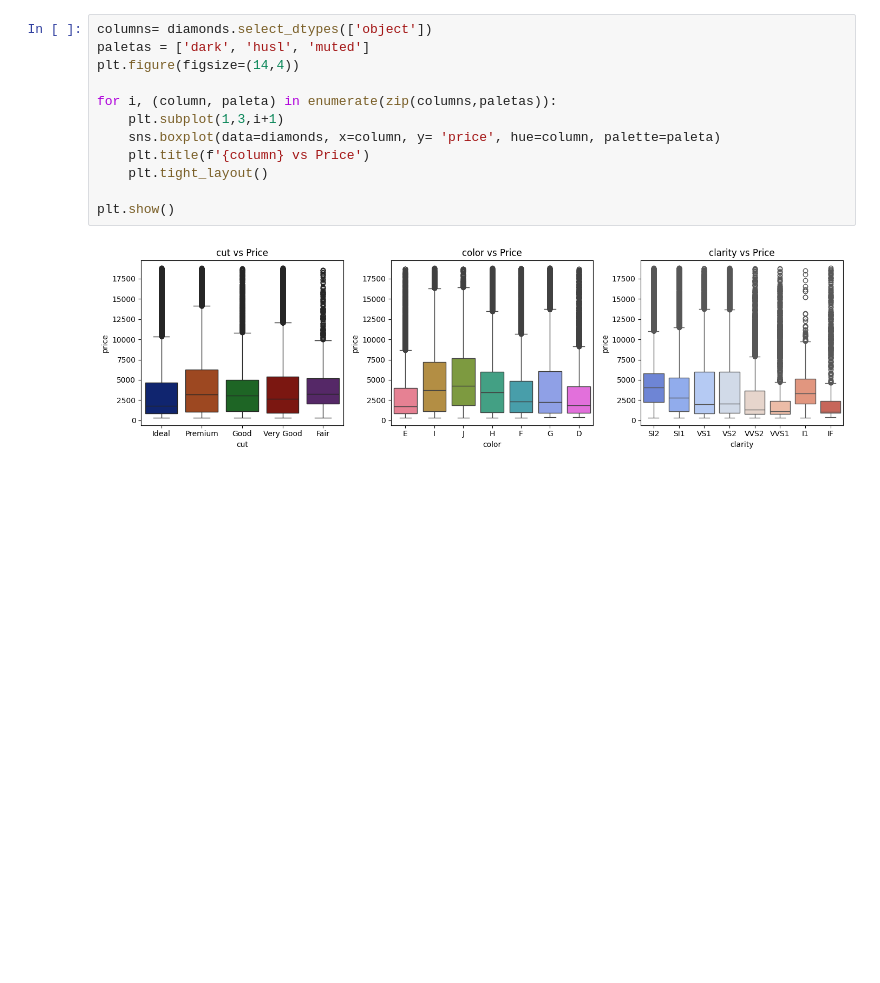
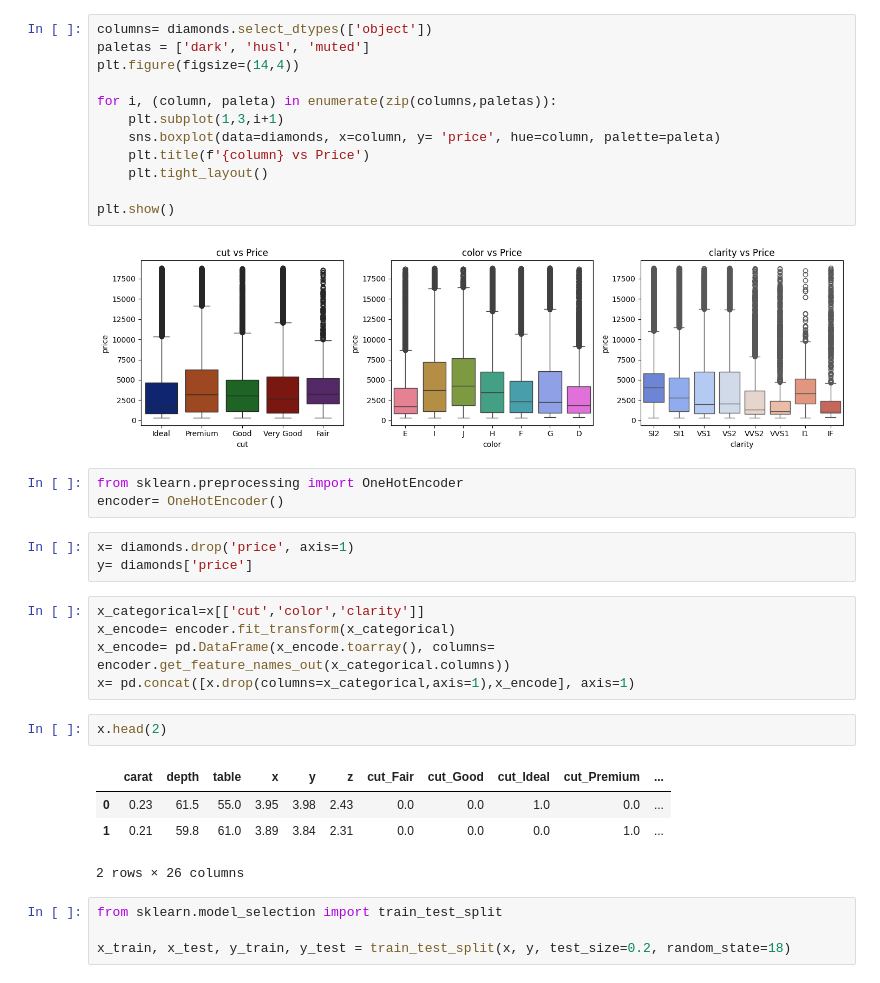
Before and after one commit to JuankTS/Analisis-de-precios-de-diamantes-, a Jupyter notebook: diamantes.ipynb, the cells around one changed output. Cells and saved outputs as stored; diff of their text form; blank space fills up the shorter version.

Commit message:
Modelo linal

```diff
--- a/diamantes.ipynb
+++ b/diamantes.ipynb
@@ -138,3 +138,25 @@ for i, (column, paleta) in enumerate(zip(columns,paletas)):
 plt.show()
 # %% [output]
 [figure]
+# %%
+from sklearn.preprocessing import OneHotEncoder
+encoder= OneHotEncoder()
+# %%
+x= diamonds.drop('price', axis=1)
+y= diamonds['price']
+# %%
+x_categorical=x[['cut','color','clarity']]
+x_encode= encoder.fit_transform(x_categorical)
+x_encode= pd.DataFrame(x_encode.toarray(), columns= encoder.get_feature_names_out(x_categorical.columns))
+x= pd.concat([x.drop(columns=x_categorical,axis=1),x_encode], axis=1)
+# %%
+x.head(2)
+# %% [output]
+|  | carat | depth | table | x | y | z | cut_Fair | cut_Good | cut_Ideal | cut_Premium | ... |
+| 0 | 0.23 | 61.5 | 55.0 | 3.95 | 3.98 | 2.43 | 0.0 | 0.0 | 1.0 | 0.0 | ... |
+| 1 | 0.21 | 59.8 | 61.0 | 3.89 | 3.84 | 2.31 | 0.0 | 0.0 | 0.0 | 1.0 | ... |
+2 rows × 26 columns
+# %%
+from sklearn.model_selection import train_test_split
+
+x_train, x_test, y_train, y_test = train_test_split(x, y, test_size=0.2, random_state=18)
```
Also changed, not shown: parts of 6 cells of this notebook.
